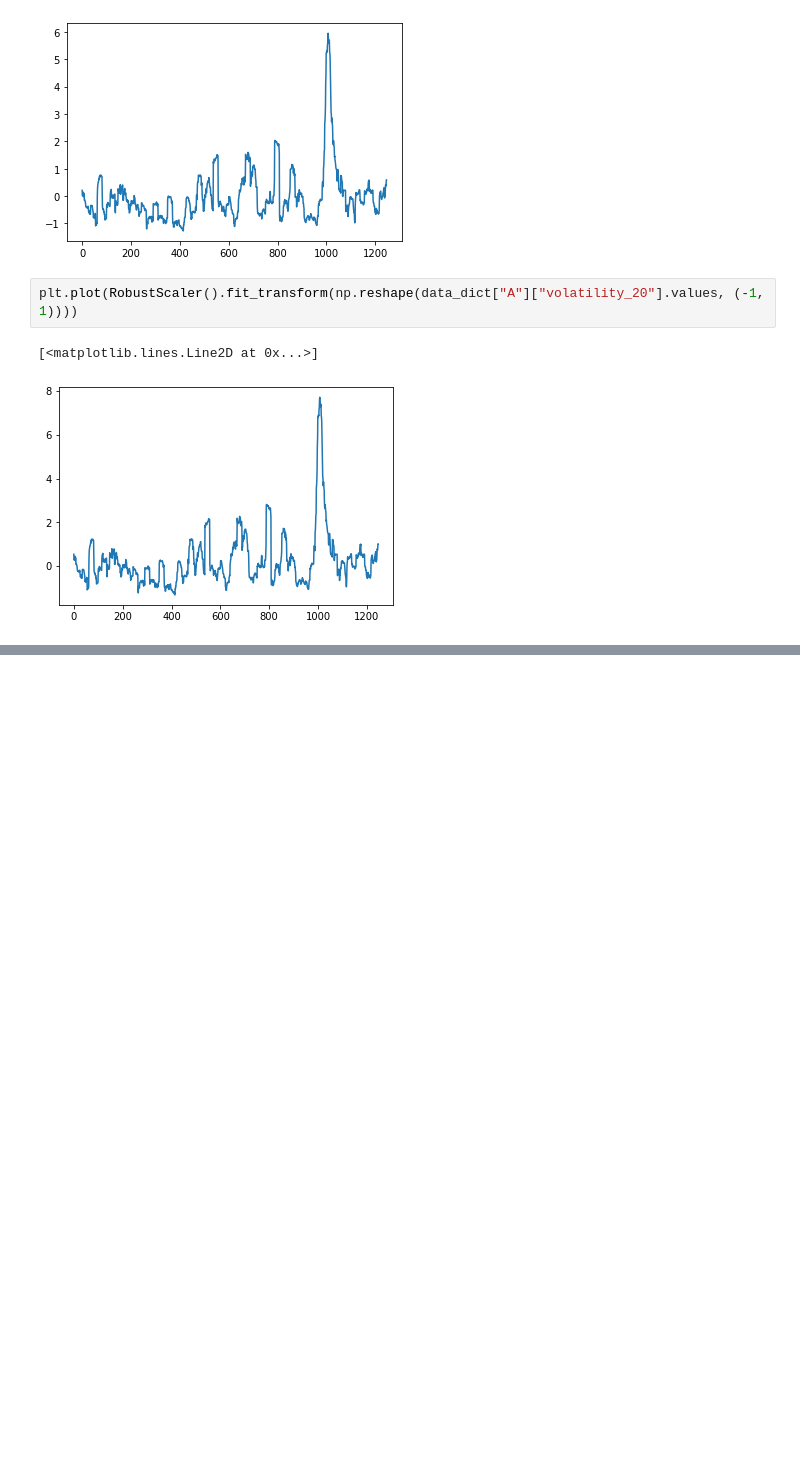
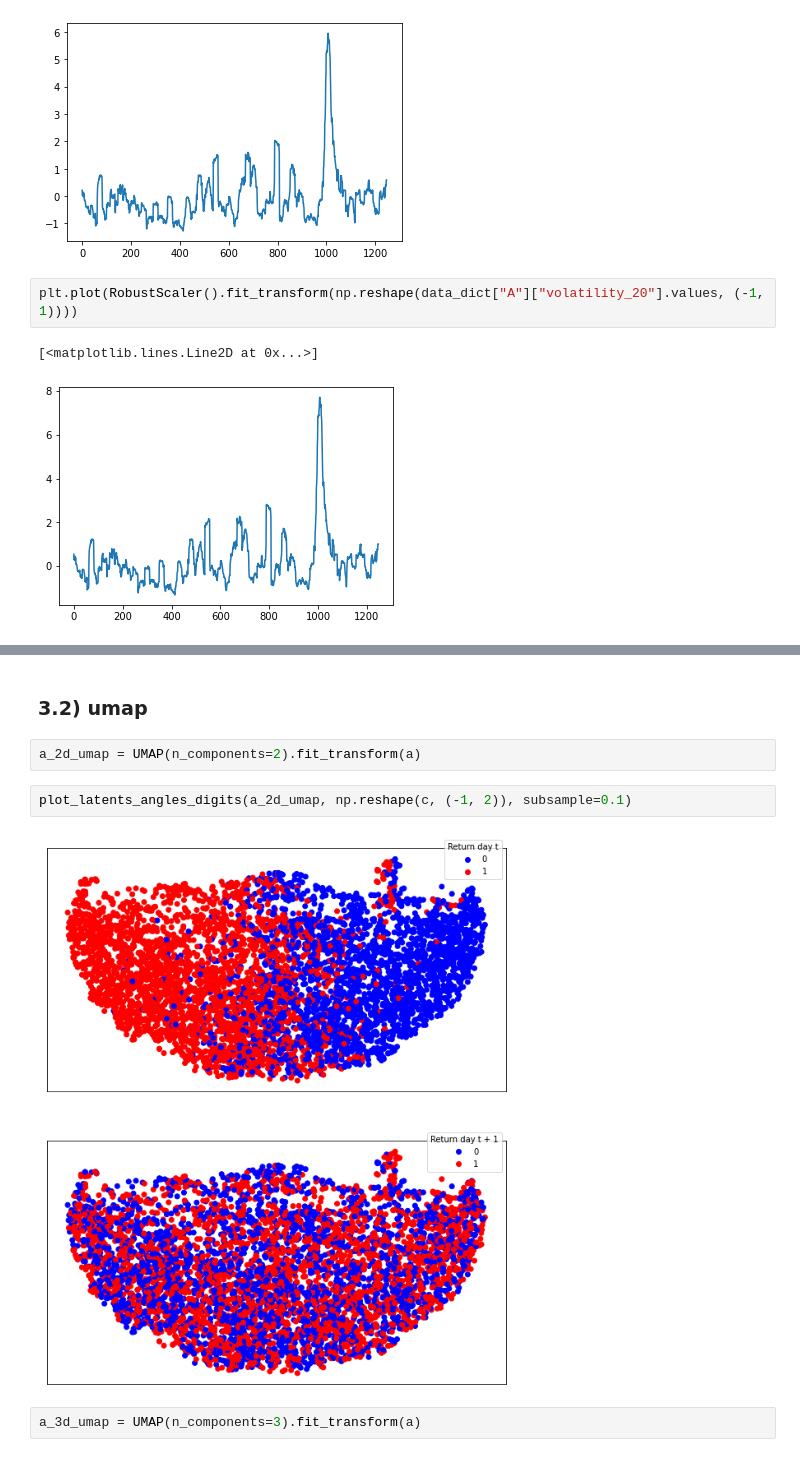
Before and after one commit to metodmove/finTDPSOM, a Jupyter notebook: notebooks/finance_date.ipynb, the cells around one changed output, grey strips where cells are left out. Cells and saved outputs as stored; diff of their text form; blank space fills up the shorter version.

```diff
--- a/notebooks/finance_date.ipynb
+++ b/notebooks/finance_date.ipynb
@@ -237,0 +335,10 @@ plt.plot(RobustScaler().fit_transform(np.reshape(data_dict["A"]["volatility_20"]
+# %% [markdown]
+### 3.2) umap
+# %%
+a_2d_umap = UMAP(n_components=2).fit_transform(a)
+# %%
+plot_latents_angles_digits(a_2d_umap, np.reshape(c, (-1, 2)), subsample=0.1)
+# %% [output]
+[figure, added]
+# %%
+a_3d_umap = UMAP(n_components=3).fit_transform(a)
```
Also changed, not shown: parts of 15 cells of this notebook, 4 other files.
